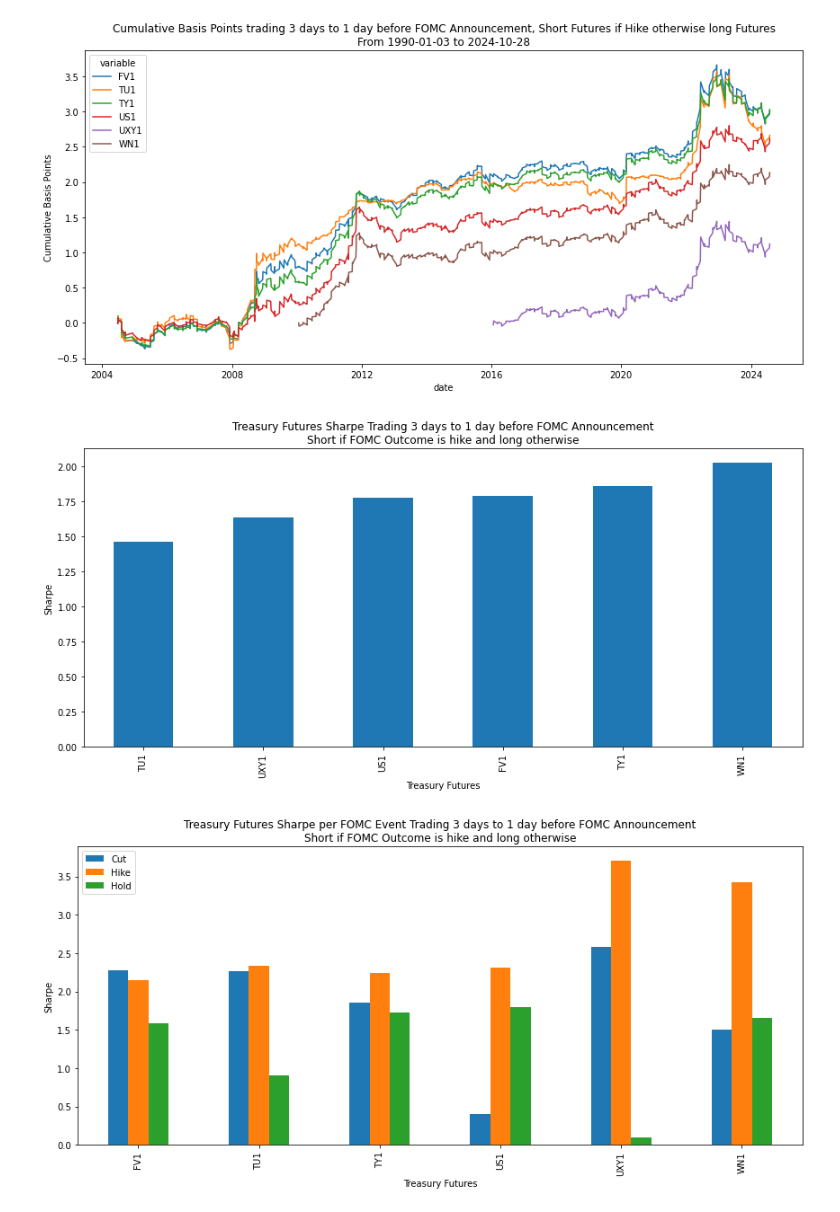
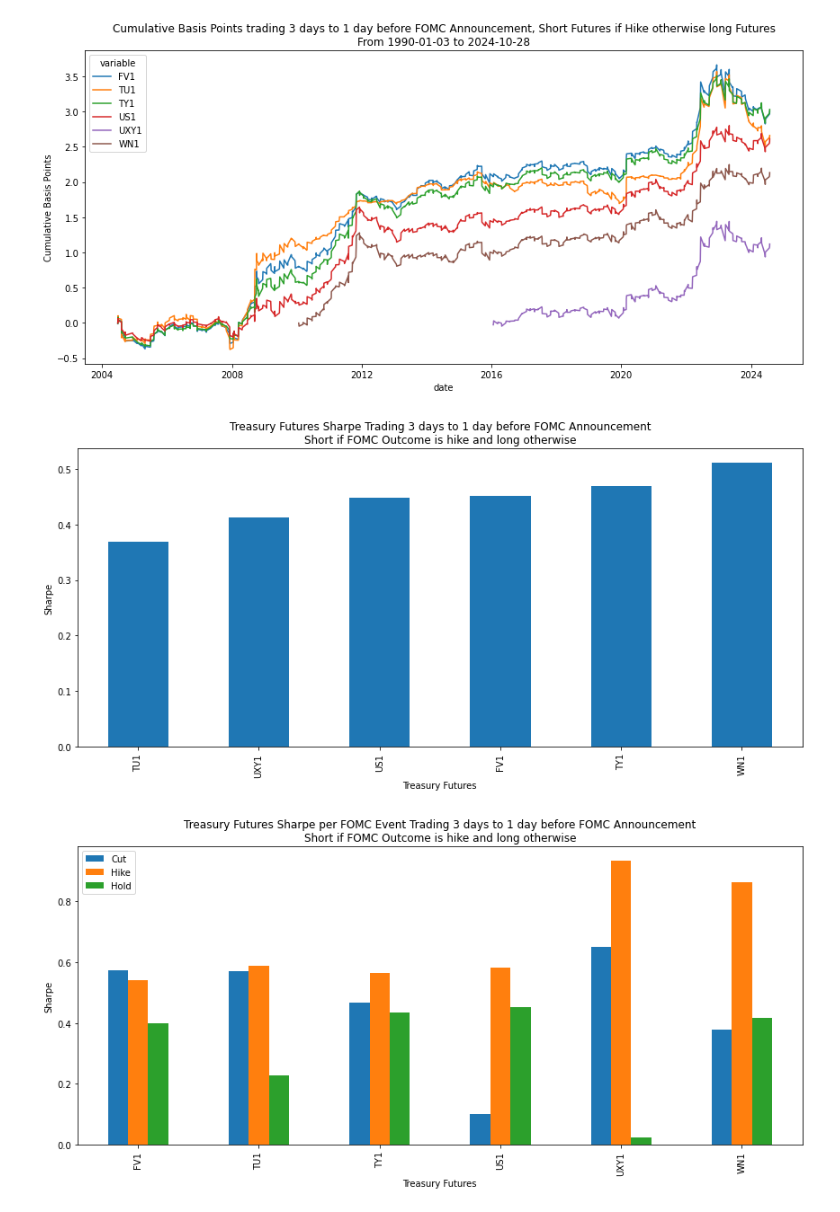
Before and after one commit to diegodalvarez/FOMCDrift, a Jupyter notebook: root/notebooks/backtests/FOMCTreasuryReturn.ipynb, the cells around one changed output. Saved outputs shown, nothing was run; the diff lists cells and outputs as text; code cells hidden in the pictures.

```diff
--- a/root/notebooks/backtests/FOMCTreasuryReturn.ipynb
+++ b/root/notebooks/backtests/FOMCTreasuryReturn.ipynb
@@ -224,35 +265,35 @@ def plot_sharpe_conditional_fomc(
         [["date", "event"]].
         drop_duplicates().
         merge(right = df_event_outcome, how = "inner", on = ["date"])
         [["event", "result"]])
 
     (df_window.merge(
         right = df_result, how = "inner", on = ["event"]).
         assign(signal_bps = lambda x: np.where(x.result == "Hike", -1 * x.PX_bps, x.PX_bps)).
         query("@start_trade <= day <= @end_trade")
         [["variable", "signal_bps"]].
         groupby("variable").
         agg(["mean", "std"])
         ["signal_bps"].
         rename(columns = {
             "mean": "mean_rtn",
             "std" : "std_rtn"}).
-        assign(sharpe = lambda x: x.mean_rtn / x.std_rtn * np.sqrt(252))
+        assign(sharpe = lambda x: x.mean_rtn / x.std_rtn * np.sqrt(8 * abs(start_trade - end_trade)))
         [["sharpe"]].
         sort_values("sharpe").
         plot(
             figsize = (12,6),
             kind    = "bar",
             legend  = False,
             ylabel  = "Sharpe",
             xlabel  = "Treasury Futures",
             title   = "Treasury Futures Sharpe Trading 3 days to 1 day before FOMC Announcement\nShort if FOMC Outcome is hike and long otherwise"))
 
     plt.tight_layout()
 
 plot_sharpe_conditional_fomc(df_window, df_event_outcome)
 # %% [output]
-[figure, old version]
+[figure, new version]
 # %%
 def plot_sharpe_per_event_conditional_fomc(
     df_window       : pd.DataFrame,
@@ -278,7 +319,7 @@ def plot_sharpe_per_event_conditional_fomc(
         rename(columns = {
             "mean": "mean_rtn",
             "std" : "std_rtn"}).
-        assign(sharpe = lambda x: x.mean_rtn / x.std_rtn * np.sqrt(252)).
+        assign(sharpe = lambda x: x.mean_rtn / x.std_rtn * np.sqrt(8 * abs(start_trade - end_trade))).
         reset_index()
         [["variable", "result", "sharpe"]].
         rename(columns = {"result": ""}).
@@ -294,4 +335,4 @@ def plot_sharpe_per_event_conditional_fomc(
 
 plot_sharpe_per_event_conditional_fomc(df_window, df_event_outcome)
 # %% [output]
-[figure, old version]
+[figure, new version]
```
Also changed, not shown: parts of 3 cells of this notebook, 2 other files.
